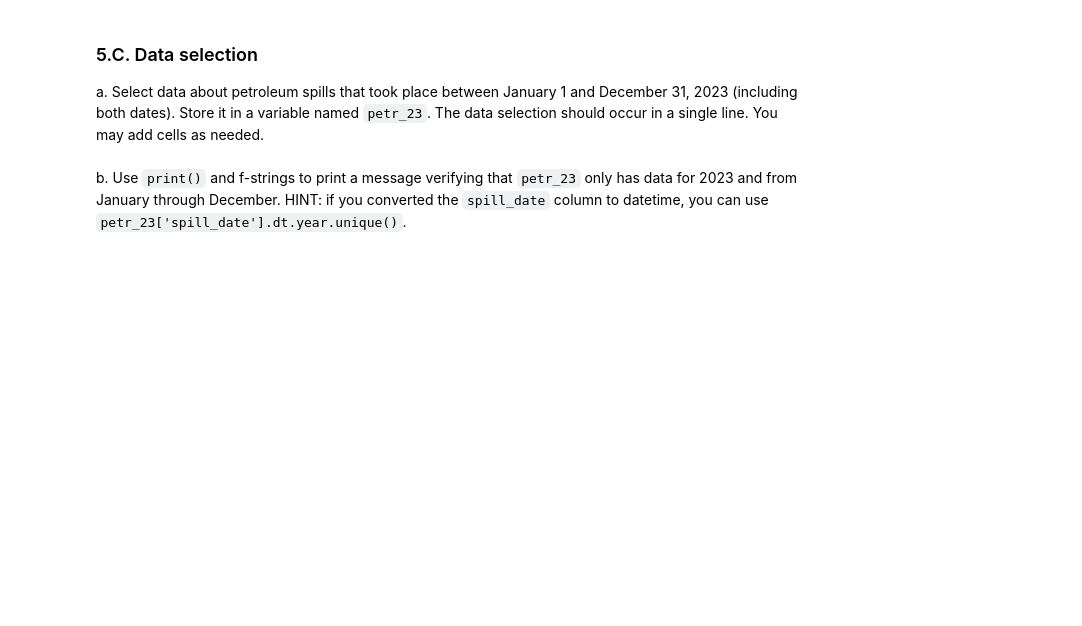
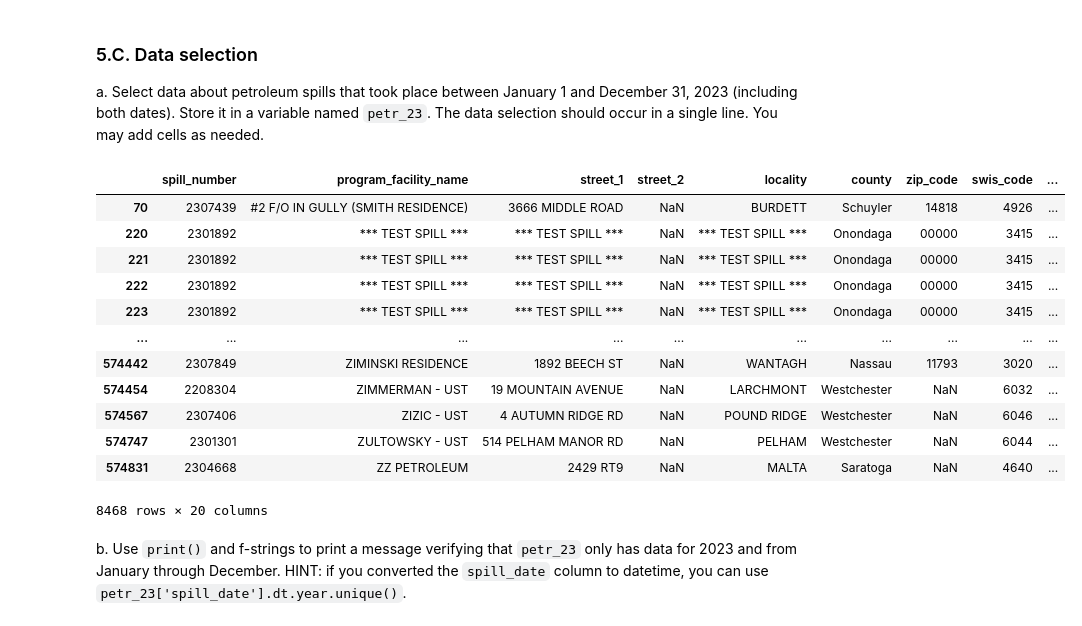
Before and after one commit to nberry18/eds220-hwk3, a Jupyter notebook: hwk3-task2-spills.ipynb, the cells around one changed output. Saved outputs shown, nothing was run; the diff lists cells and outputs as text; code cells hidden in the pictures; blank space fills up the shorter version.

```diff
--- a/hwk3-task2-spills.ipynb
+++ b/hwk3-task2-spills.ipynb
@@ -240,8 +250,24 @@ a. Select data about petroleum spills that took place between January 1 and Dece
 # %%
 petr_23 = spills[
     (spills['spill_date'] >= '2023-01-01') &
     (spills['spill_date'] <= '2023-12-31') &
     (spills['material_family'] == 'Petroleum')]
+
+petr_23
+# %% [output]
+|  | spill_number | program_facility_name | street_1 | street_2 | locality | county | zip_code | swis_code | ... |
+| 70 | 2307439 | #2 F/O IN GULLY (SMITH RESIDENCE) | 3666 MIDDLE ROAD | NaN | BURDETT | Schuyler | 14818 | 4926 | ... |
+| 220 | 2301892 | *** TEST SPILL *** | *** TEST SPILL *** | NaN | *** TEST SPILL *** | Onondaga | 00000 | 3415 | ... |
+| 221 | 2301892 | *** TEST SPILL *** | *** TEST SPILL *** | NaN | *** TEST SPILL *** | Onondaga | 00000 | 3415 | ... |
+| 222 | 2301892 | *** TEST SPILL *** | *** TEST SPILL *** | NaN | *** TEST SPILL *** | Onondaga | 00000 | 3415 | ... |
+| 223 | 2301892 | *** TEST SPILL *** | *** TEST SPILL *** | NaN | *** TEST SPILL *** | Onondaga | 00000 | 3415 | ... |
+| ... | ... | ... | ... | ... | ... | ... | ... | ... | ... |
+| 574442 | 2307849 | ZIMINSKI RESIDENCE | 1892 BEECH ST | NaN | WANTAGH | Nassau | 11793 | 3020 | ... |
+| 574454 | 2208304 | ZIMMERMAN - UST | 19 MOUNTAIN AVENUE | NaN | LARCHMONT | Westchester | NaN | 6032 | ... |
+| 574567 | 2307406 | ZIZIC - UST | 4 AUTUMN RIDGE RD | NaN | POUND RIDGE | Westchester | NaN | 6046 | ... |
+| 574747 | 2301301 | ZULTOWSKY - UST | 514 PELHAM MANOR RD | NaN | PELHAM | Westchester | NaN | 6044 | ... |
+| 574831 | 2304668 | ZZ PETROLEUM | 2429 RT9 | NaN | MALTA | Saratoga | NaN | 4640 | ... |
+8468 rows × 20 columns
 # %% [markdown]
 <!-- END QUESTION -->
 
```
Also changed, not shown: parts of 6 cells of this notebook.
